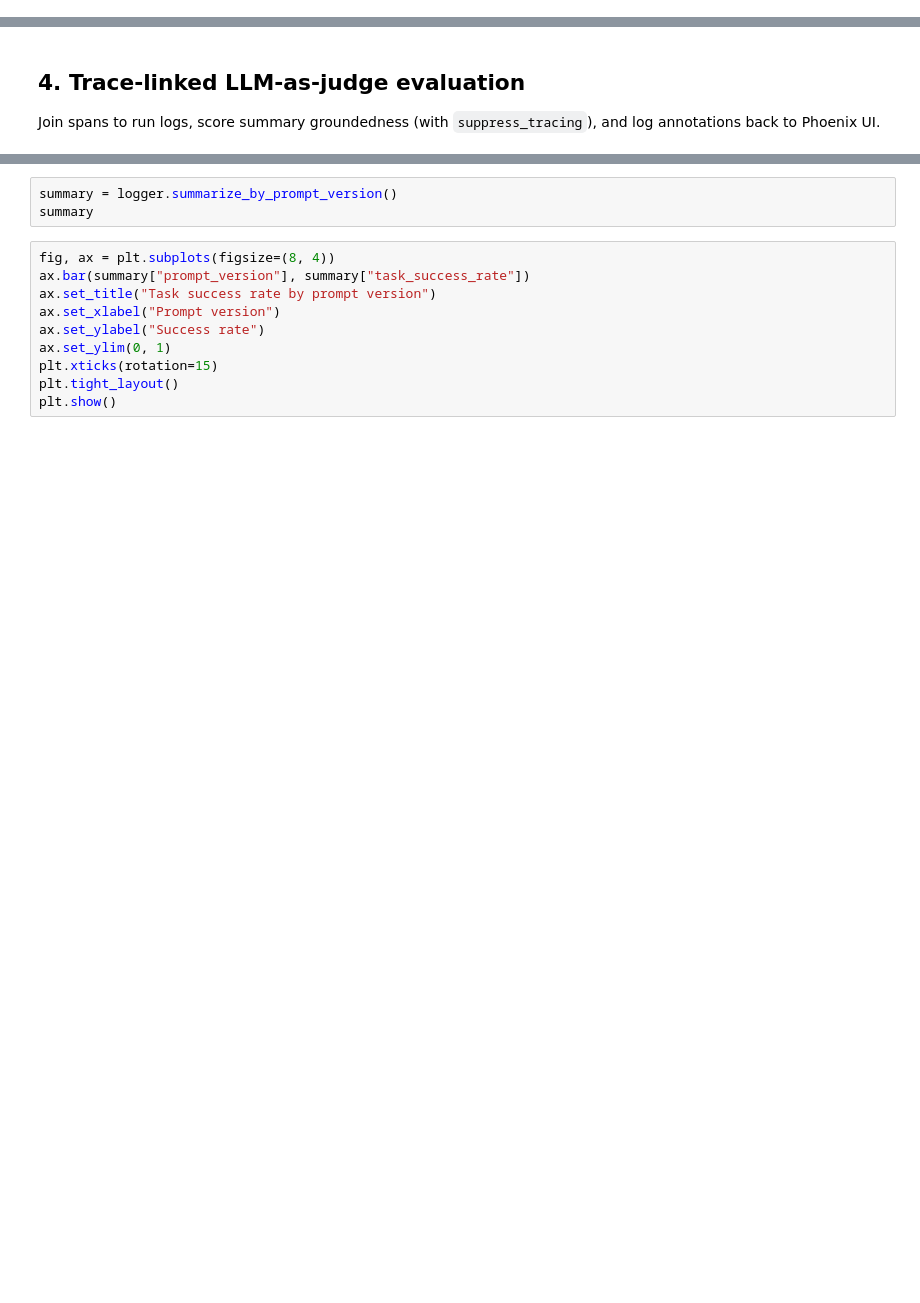
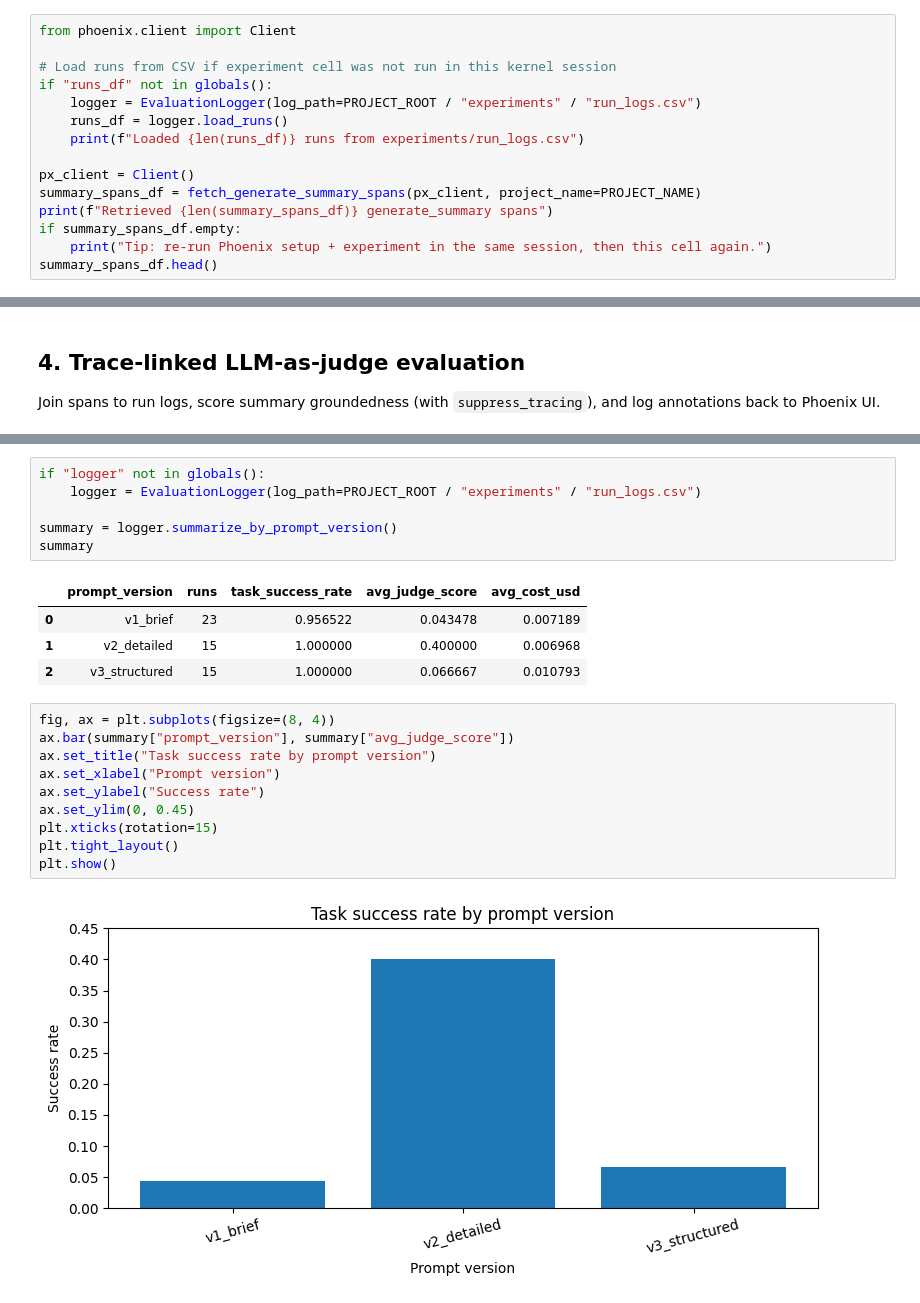
Before and after one commit to Yuriy-AP/causal-agent-eval, a Jupyter notebook: notebooks/01_agent_evaluation_demo.ipynb, the cells around one changed output, grey strips where cells are left out. Cells and saved outputs as stored; diff of their text form; blank space fills up the shorter version.

```diff
--- a/notebooks/01_agent_evaluation_demo.ipynb
+++ b/notebooks/01_agent_evaluation_demo.ipynb
@@ -78,0 +109,15 @@ summary_spans_df.head()
+# %%
+from phoenix.client import Client
+
+# Load runs from CSV if experiment cell was not run in this kernel session
+if "runs_df" not in globals():
+    logger = EvaluationLogger(log_path=PROJECT_ROOT / "experiments" / "run_logs.csv")
+    runs_df = logger.load_runs()
+    print(f"Loaded {len(runs_df)} runs from experiments/run_logs.csv")
+
+px_client = Client()
+summary_spans_df = fetch_generate_summary_spans(px_client, project_name=PROJECT_NAME)
+print(f"Retrieved {len(summary_spans_df)} generate_summary spans")
+if summary_spans_df.empty:
+    print("Tip: re-run Phoenix setup + experiment in the same session, then this cell again.")
+summary_spans_df.head()
@@ -92,16 +154,26 @@ trace_eval_df[["span_id", "summary", "llm_judge_score", "judge_explanation"]].he
-# %%
-summary = logger.summarize_by_prompt_version()
-summary
+# %%
+if "logger" not in globals():
+    logger = EvaluationLogger(log_path=PROJECT_ROOT / "experiments" / "run_logs.csv")
+
+summary = logger.summarize_by_prompt_version()
+summary
+# %% [output]
+|  | prompt_version | runs | task_success_rate | avg_judge_score | avg_cost_usd |
+| 0 | v1_brief | 23 | 0.956522 | 0.043478 | 0.007189 |
+| 1 | v2_detailed | 15 | 1.000000 | 0.400000 | 0.006968 |
+| 2 | v3_structured | 15 | 1.000000 | 0.066667 | 0.010793 |
 # %%
 fig, ax = plt.subplots(figsize=(8, 4))
-ax.bar(summary["prompt_version"], summary["task_success_rate"])
+ax.bar(summary["prompt_version"], summary["avg_judge_score"])
 ax.set_title("Task success rate by prompt version")
 ax.set_xlabel("Prompt version")
 ax.set_ylabel("Success rate")
-ax.set_ylim(0, 1)
+ax.set_ylim(0, 0.45)
 plt.xticks(rotation=15)
 plt.tight_layout()
 plt.show()
+# %% [output]
+[figure, added]
 # %% [markdown]
 ---
 
```
Also changed, not shown: parts of 10 cells of this notebook, 3 other files.
